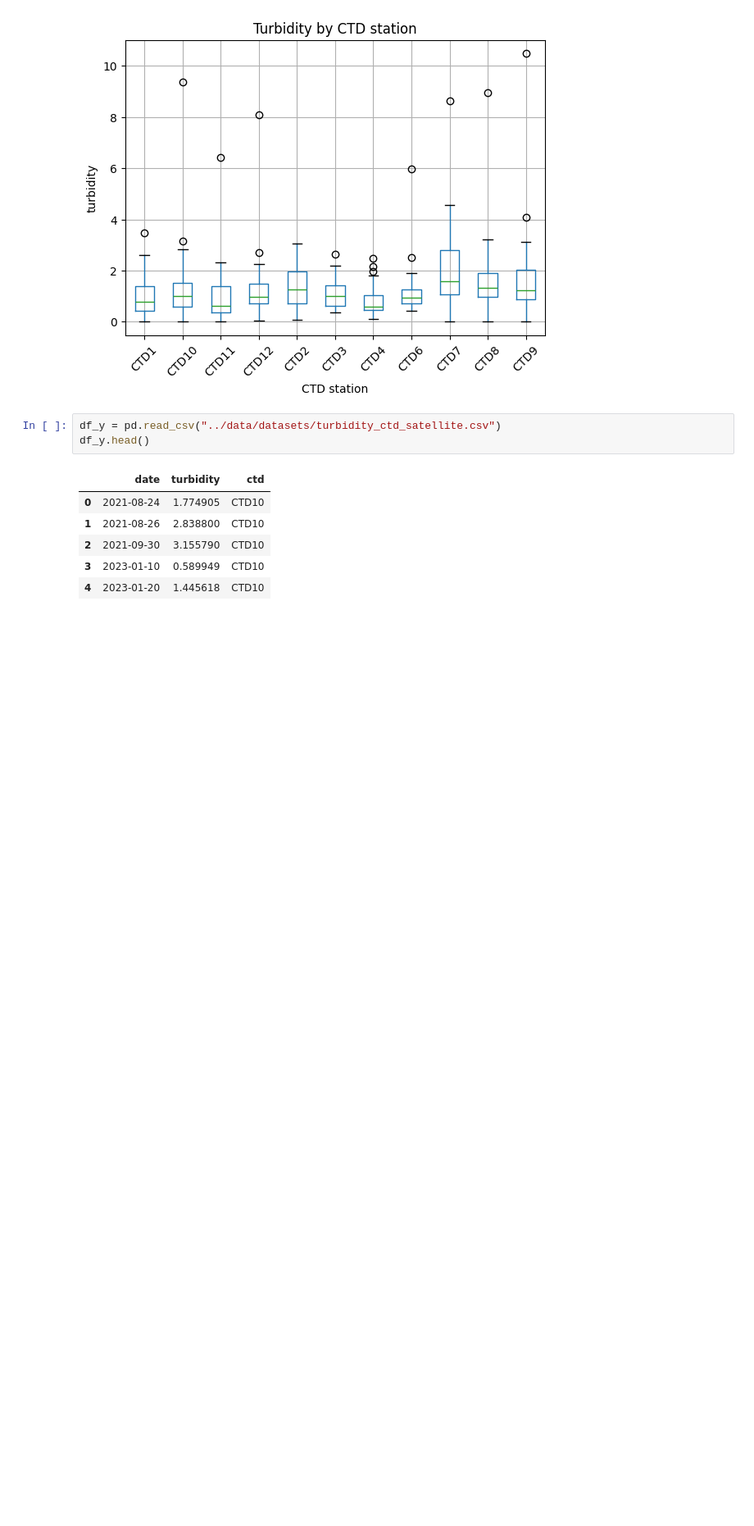
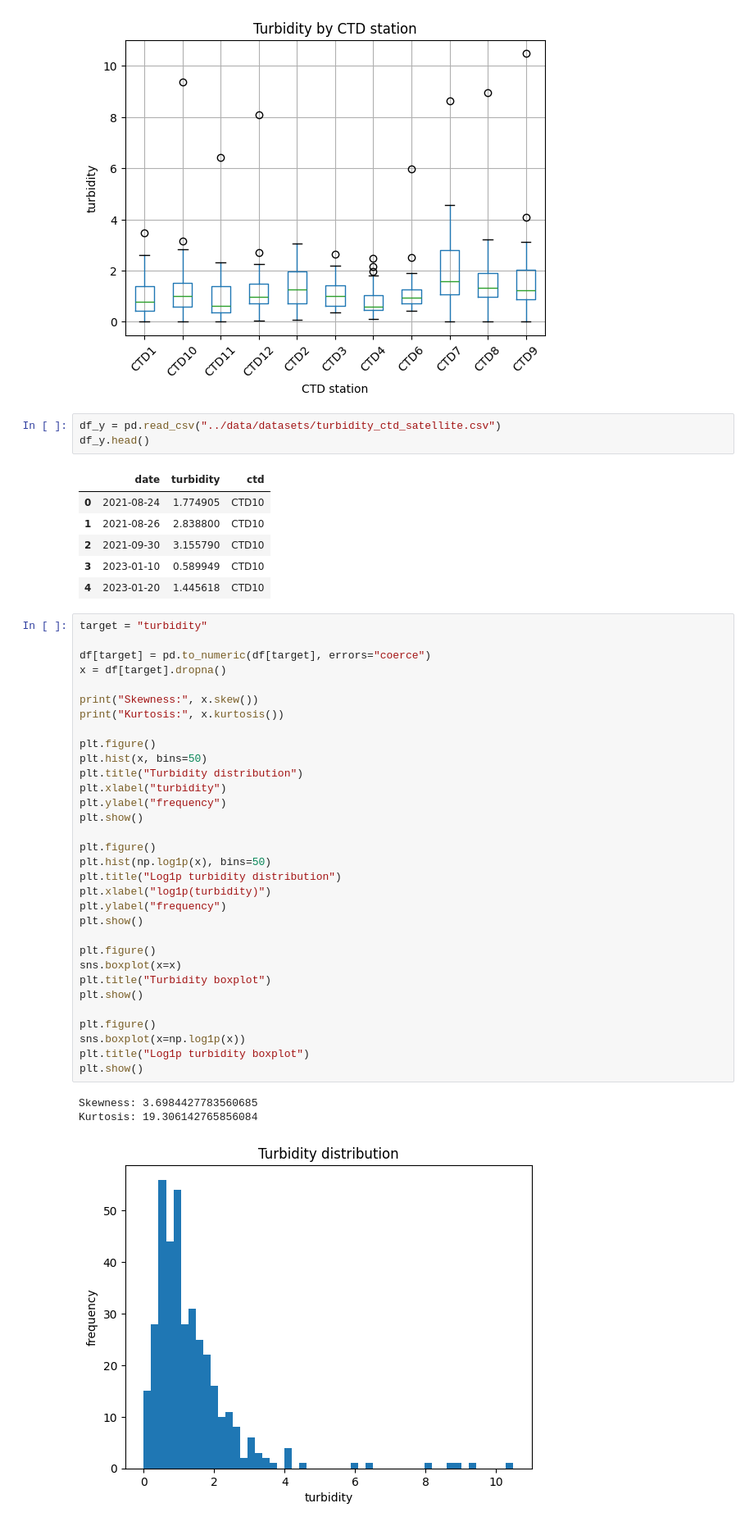
Before and after one commit to adricanovas/turbidity_satellite_estimation, a Jupyter notebook: code/01_data_exploration.ipynb, the cells around one changed output. Shown at 82% size. Cells and saved outputs as stored; diff of their text form; blank space fills up the shorter version.

```diff
--- a/code/01_data_exploration.ipynb
+++ b/code/01_data_exploration.ipynb
@@ -254,3 +256,39 @@ df_y.head()
 | 2 | 2021-09-30 | 3.155790 | CTD10 |
 | 3 | 2023-01-10 | 0.589949 | CTD10 |
 | 4 | 2023-01-20 | 1.445618 | CTD10 |
+# %%
+target = "turbidity"
+
+df[target] = pd.to_numeric(df[target], errors="coerce")
+x = df[target].dropna()
+
+print("Skewness:", x.skew())
+print("Kurtosis:", x.kurtosis())
+
+plt.figure()
+plt.hist(x, bins=50)
+plt.title("Turbidity distribution")
+plt.xlabel("turbidity")
+plt.ylabel("frequency")
+plt.show()
+
+plt.figure()
+plt.hist(np.log1p(x), bins=50)
+plt.title("Log1p turbidity distribution")
+plt.xlabel("log1p(turbidity)")
+plt.ylabel("frequency")
+plt.show()
+
+plt.figure()
+sns.boxplot(x=x)
+plt.title("Turbidity boxplot")
+plt.show()
+
+plt.figure()
+sns.boxplot(x=np.log1p(x))
+plt.title("Log1p turbidity boxplot")
+plt.show()
+# %% [output]
+Skewness: 3.6984427783560685
+Kurtosis: 19.306142765856084
+[figure, added]
```
Also changed, not shown: parts of 3 cells of this notebook, 2 other files.
